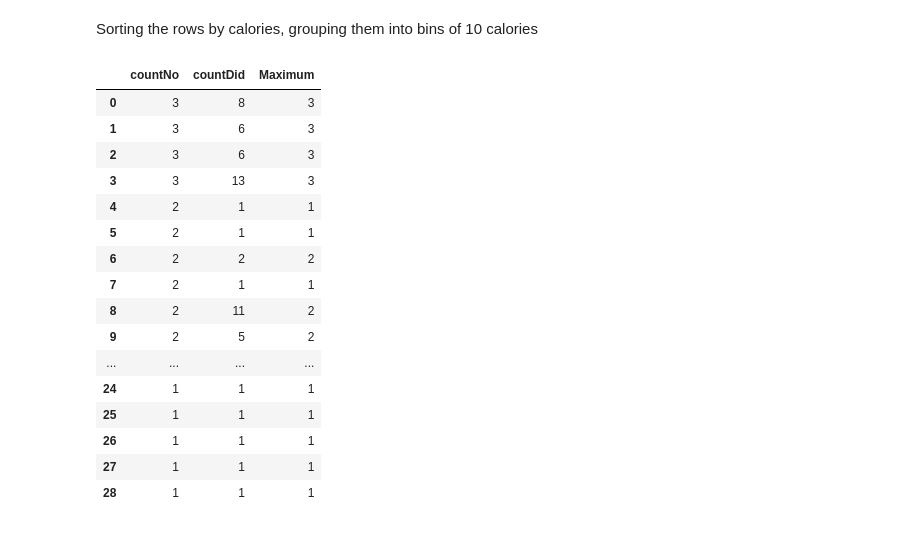
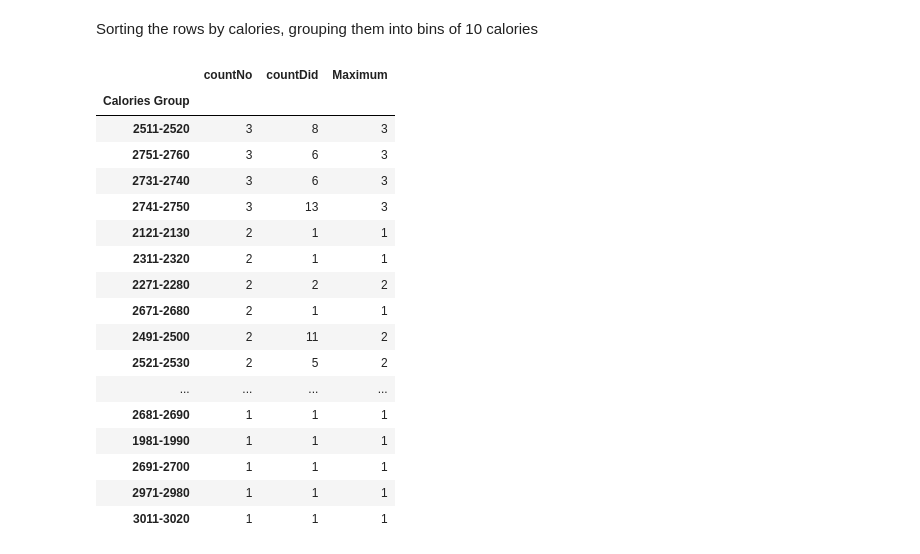
Before and after one commit to notxcharles/Body-Composition-Analysis, a Jupyter notebook: 4. Inferential analysis and Hypothesis testing/Prepare Hypothesis Dataset.ipynb, the cells around one changed output. Drawn from its saved outputs; the diff is of its cells as text; code cells hidden in the pictures.

Commit message:
Add Index and Daily Weight Change back

```diff
--- a/4. Inferential analysis and Hypothesis testing/Prepare Hypothesis Dataset.ipynb
+++ b/4. Inferential analysis and Hypothesis testing/Prepare Hypothesis Dataset.ipynb
@@ -367,28 +367,29 @@ no_exercise.to_csv("./Data Sets/No Exercise Data Set.csv")
 # %%
 no_ex_valuecounts = no_exercise["Calories Group"].value_counts().to_frame()
 did_ex_valuecounts = did_exercise["Calories Group"].value_counts().to_frame()
 valuecounts_df = pd.merge(no_ex_valuecounts, did_ex_valuecounts, on="Calories Group", how="inner", suffixes=["No", "Did"])
 
 valuecounts_df["Maximum"] = np.minimum(valuecounts_df["countNo"], valuecounts_df["countDid"])
-valuecounts_df = valuecounts_df[valuecounts_df["Maximum"] > 0].reset_index(drop=True)
-valuecounts_df.to_csv("./Data Sets/calories_value_counts.csv", index=False)
+valuecounts_df = valuecounts_df[valuecounts_df["Maximum"] > 0]
+valuecounts_df.to_csv("./Data Sets/calories_value_counts.csv")
 valuecounts_df
 # %% [output]
 |  | countNo | countDid | Maximum |
-| 0 | 3 | 8 | 3 |
-| 1 | 3 | 6 | 3 |
-| 2 | 3 | 6 | 3 |
-| 3 | 3 | 13 | 3 |
-| 4 | 2 | 1 | 1 |
-| 5 | 2 | 1 | 1 |
-| 6 | 2 | 2 | 2 |
-| 7 | 2 | 1 | 1 |
-| 8 | 2 | 11 | 2 |
-| 9 | 2 | 5 | 2 |
+| Calories Group |  |  |  |
+| 2511-2520 | 3 | 8 | 3 |
+| 2751-2760 | 3 | 6 | 3 |
+| 2731-2740 | 3 | 6 | 3 |
+| 2741-2750 | 3 | 13 | 3 |
+| 2121-2130 | 2 | 1 | 1 |
+| 2311-2320 | 2 | 1 | 1 |
+| 2271-2280 | 2 | 2 | 2 |
+| 2671-2680 | 2 | 1 | 1 |
+| 2491-2500 | 2 | 11 | 2 |
+| 2521-2530 | 2 | 5 | 2 |
 | ... | ... | ... | ... |
-| 24 | 1 | 1 | 1 |
-| 25 | 1 | 1 | 1 |
-| 26 | 1 | 1 | 1 |
-| 27 | 1 | 1 | 1 |
-| 28 | 1 | 1 | 1 |
+| 2681-2690 | 1 | 1 | 1 |
+| 1981-1990 | 1 | 1 | 1 |
+| 2691-2700 | 1 | 1 | 1 |
+| 2971-2980 | 1 | 1 | 1 |
+| 3011-3020 | 1 | 1 | 1 |
 # %%
```
Also changed, not shown: parts of 1 cell of this notebook, 2 other files.
